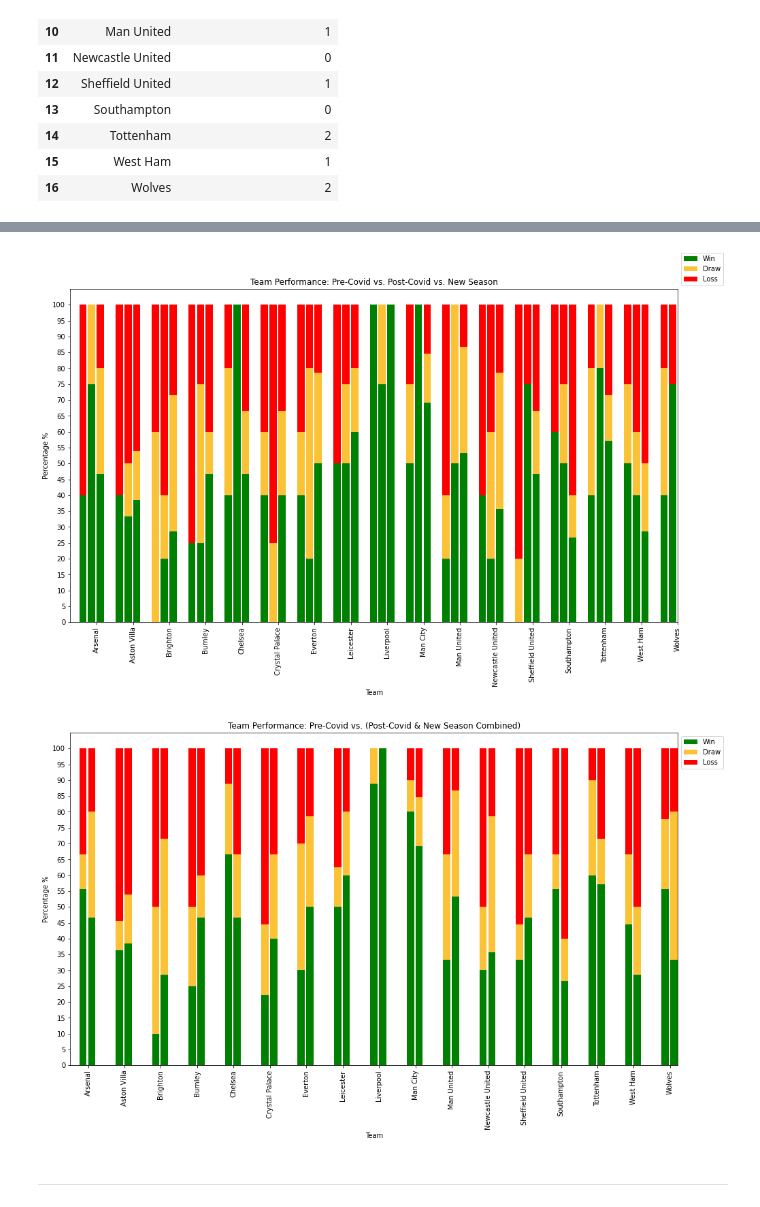
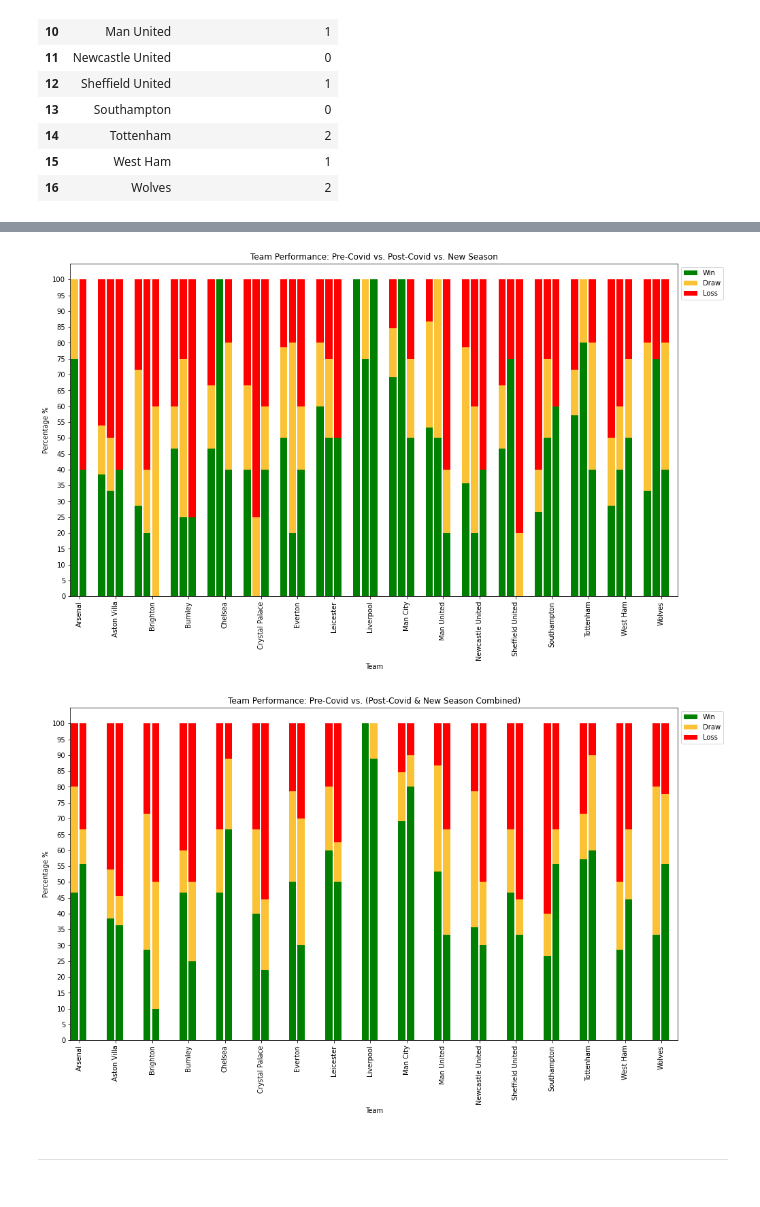
Before and after one commit to CharlesPeterMcCarthy/english-premier-league-2019-2020-statistical-analysis, a Jupyter notebook: epl-2019-2020.ipynb, the cells around one changed output, grey strips where cells are left out. Cells and saved outputs as stored; diff of their text form; code cells hidden in the pictures.

```diff
--- a/epl-2019-2020.ipynb
+++ b/epl-2019-2020.ipynb
@@ -2200,25 +2222,25 @@ home_result_counts_extended
 # %%
 graph_teams = home_result_counts_extended.home_team
 
 ind = np.arange(len(home_result_counts_extended))
 plt.rcParams['figure.figsize'] = [16, 9]
 cmap = mpl.colors.ListedColormap(['green', '#fac234', 'red'])
 
 fig, ax = plt.subplots()
-home_result_counts_extended[['pre_covid_win_percentage', 'pre_covid_draw_percentage', 'pre_covid_loss_percentage']].plot.bar(stacked=True, width=0.2, position=0, colormap=cmap, ax=ax)
+home_result_counts_extended[['pre_covid_win_percentage', 'pre_covid_draw_percentage', 'pre_covid_loss_percentage']].plot.bar(stacked=True, width=0.2, position=2.4, colormap=cmap, ax=ax)
 home_result_counts_extended[['post_covid_win_percentage', 'post_covid_draw_percentage', 'post_covid_loss_percentage']].plot.bar(stacked=True, width=0.2, position=1.2, colormap=cmap, ax=ax)
-home_result_counts_extended[['new_season_win_percentage', 'new_season_draw_percentage', 'new_season_loss_percentage']].plot.bar(stacked=True, width=0.2, position=2.4, colormap=cmap, ax=ax)
+home_result_counts_extended[['new_season_win_percentage', 'new_season_draw_percentage', 'new_season_loss_percentage']].plot.bar(stacked=True, width=0.2, position=0, colormap=cmap, ax=ax)
 
 plt.ylabel('Percentage %')
 plt.xlabel('Team')
 plt.title('Team Performance: Pre-Covid vs. Post-Covid vs. New Season')
 plt.xticks(ind, graph_teams, rotation=90)
 plt.yticks(np.arange(0, 101, 5))
 plt.legend(('Win', 'Draw', 'Loss'), bbox_to_anchor=(1, 1))
 
 plt.show()
 # %% [output]
-[figure, old version]
+[figure, new version]
 # %%
 home_result_counts_combined = home_result_counts_extended
 
@@ -2233,8 +2255,8 @@ plt.rcParams['figure.figsize'] = [16, 9]
 cmap = mpl.colors.ListedColormap(['green', '#fac234', 'red'])
 
 fig, ax = plt.subplots()
-home_result_counts_extended[['pre_covid_win_percentage', 'pre_covid_draw_percentage', 'pre_covid_loss_percentage']].plot.bar(stacked=True, width=0.2, position=0, colormap=cmap, ax=ax)
-home_result_counts_extended[['combined_post_covid_win_percentage', 'combined_post_covid_draw_percentage', 'combined_post_covid_loss_percentage']].plot.bar(stacked=True, width=0.2, position=1.2, colormap=cmap, ax=ax)
+home_result_counts_extended[['pre_covid_win_percentage', 'pre_covid_draw_percentage', 'pre_covid_loss_percentage']].plot.bar(stacked=True, width=0.2, position=1.2, colormap=cmap, ax=ax)
+home_result_counts_extended[['combined_post_covid_win_percentage', 'combined_post_covid_draw_percentage', 'combined_post_covid_loss_percentage']].plot.bar(stacked=True, width=0.2, position=0, colormap=cmap, ax=ax)
 
 plt.ylabel('Percentage %')
 plt.xlabel('Team')
@@ -2245,7 +2267,7 @@ plt.legend(('Win', 'Draw', 'Loss'), bbox_to_anchor=(1, 1))
 
 plt.show()
 # %% [output]
-[figure, old version]
+[figure, new version]
 # %% [markdown]
 ---
 # %% [markdown]
```
Also changed, not shown: parts of 40 cells of this notebook.
